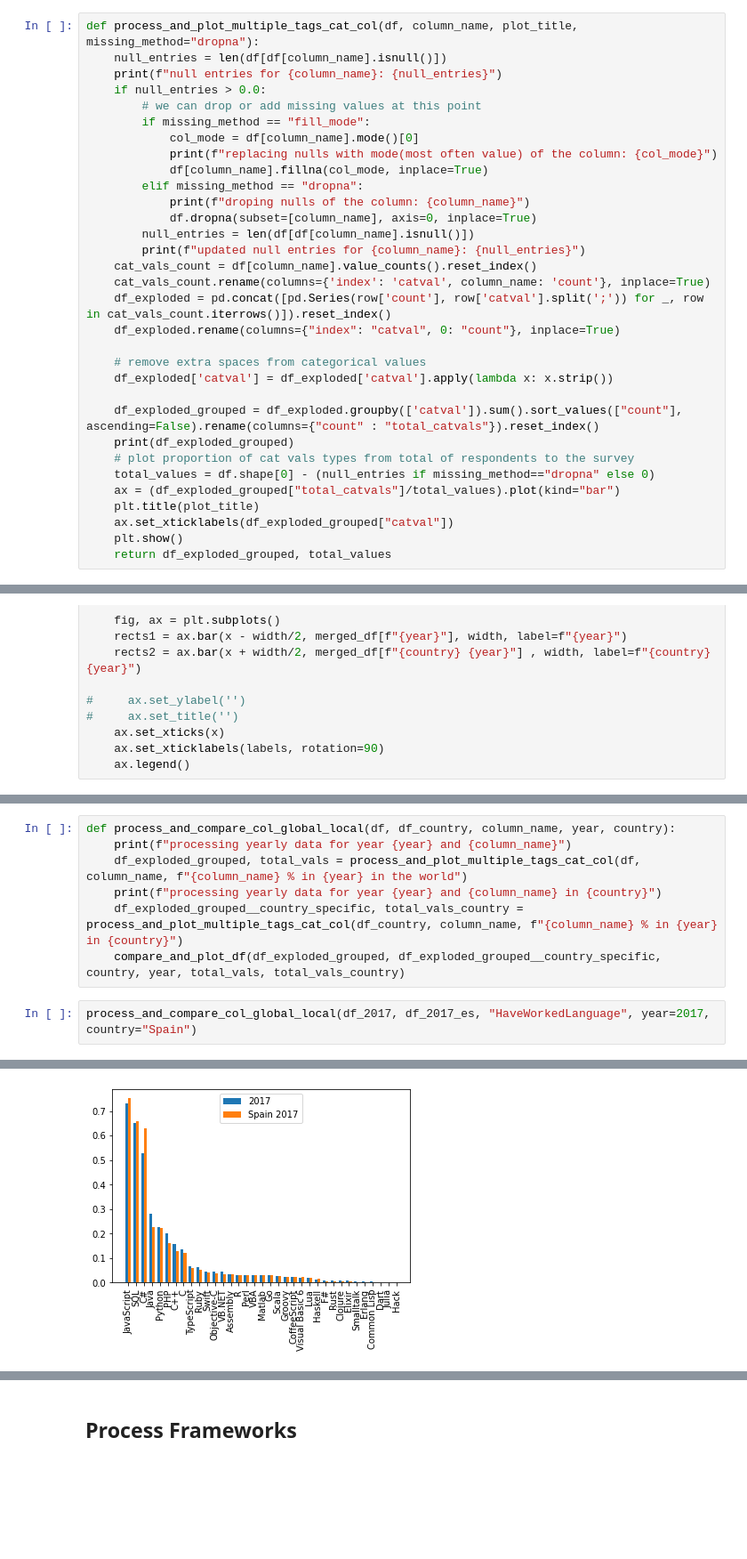
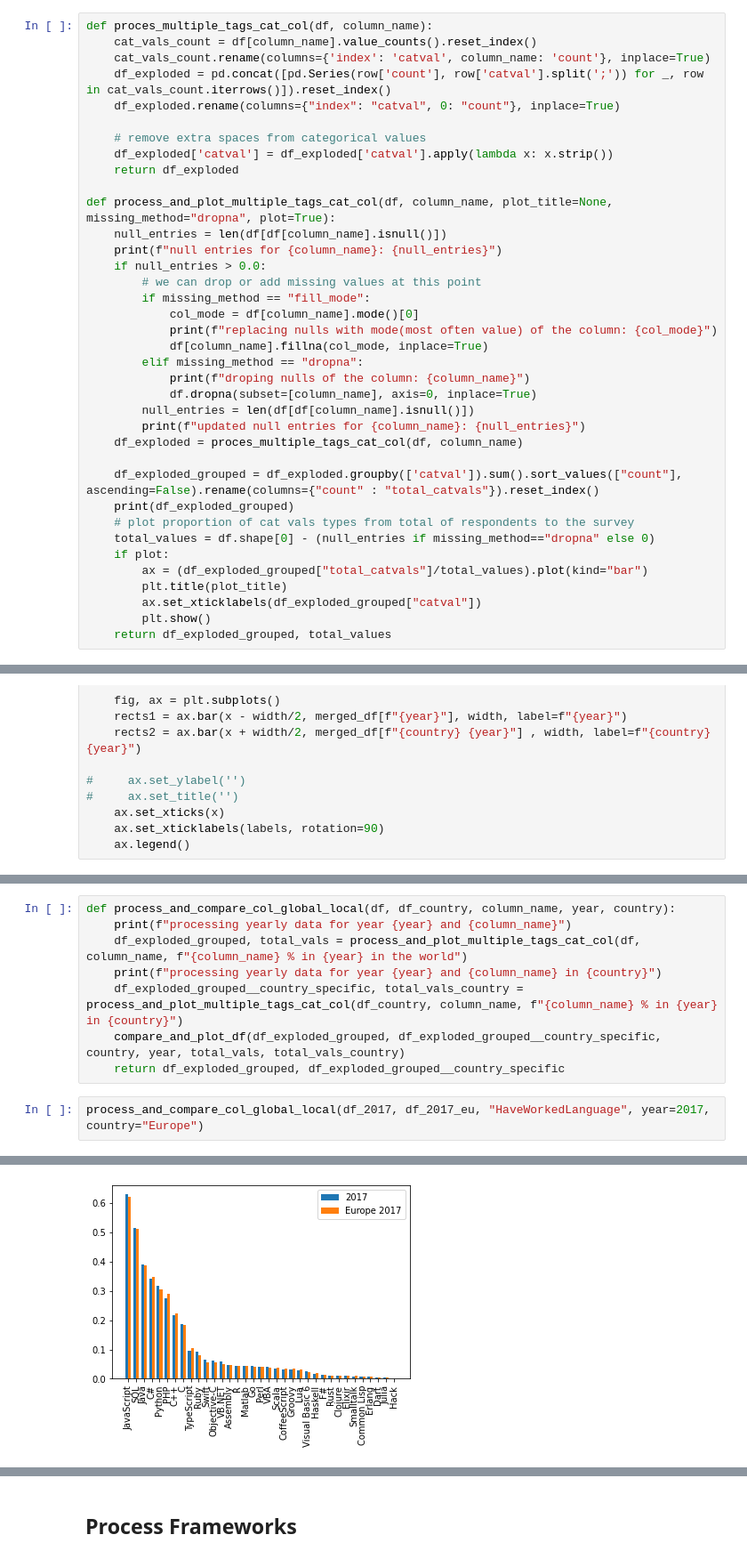
Before and after one commit to ju0gri/so-survey-data-analysis, a Jupyter notebook: project1_solution.ipynb, the cells around one changed output, grey strips where cells are left out. Shown at 89% size. Saved outputs shown, nothing was run; the diff lists cells and outputs as text; blank space fills up the shorter version.

Commit message:
Extend comparison to Europe
Signed-off-by: Ioana Grigoropol <ioana.grigoropol@gmail.com>

```diff
--- a/project1_solution.ipynb
+++ b/project1_solution.ipynb
@@ -130,7 +167,17 @@ See the caveats in the documentation: http://pandas.pydata.org/pandas-docs/stabl
 # %% [markdown]
 # Process categorical data
 # %%
-def process_and_plot_multiple_tags_cat_col(df, column_name, plot_title, missing_method="dropna"):
+def proces_multiple_tags_cat_col(df, column_name):
+    cat_vals_count = df[column_name].value_counts().reset_index()
+    cat_vals_count.rename(columns={'index': 'catval', column_name: 'count'}, inplace=True)
+    df_exploded = pd.concat([pd.Series(row['count'], row['catval'].split(';')) for _, row in cat_vals_count.iterrows()]).reset_index()
+    df_exploded.rename(columns={"index": "catval", 0: "count"}, inplace=True)
+
+    # remove extra spaces from categorical values
+    df_exploded['catval'] = df_exploded['catval'].apply(lambda x: x.strip())
+    return df_exploded
+
+def process_and_plot_multiple_tags_cat_col(df, column_name, plot_title=None, missing_method="dropna", plot=True):
     null_entries = len(df[df[column_name].isnull()])
     print(f"null entries for {column_name}: {null_entries}")
     if null_entries > 0.0:
@@ -144,22 +191,17 @@ def process_and_plot_multiple_tags_cat_col(df, column_name, plot_title, missing_
             df.dropna(subset=[column_name], axis=0, inplace=True)
         null_entries = len(df[df[column_name].isnull()])
         print(f"updated null entries for {column_name}: {null_entries}")
-    cat_vals_count = df[column_name].value_counts().reset_index()
-    cat_vals_count.rename(columns={'index': 'catval', column_name: 'count'}, inplace=True)
-    df_exploded = pd.concat([pd.Series(row['count'], row['catval'].split(';')) for _, row in cat_vals_count.iterrows()]).reset_index()
-    df_exploded.rename(columns={"index": "catval", 0: "count"}, inplace=True)
-
-    # remove extra spaces from categorical values
-    df_exploded['catval'] = df_exploded['catval'].apply(lambda x: x.strip())
+    df_exploded = proces_multiple_tags_cat_col(df, column_name)
 
     df_exploded_grouped = df_exploded.groupby(['catval']).sum().sort_values(["count"], ascending=False).rename(columns={"count" : "total_catvals"}).reset_index()
     print(df_exploded_grouped)
     # plot proportion of cat vals types from total of respondents to the survey
     total_values = df.shape[0] - (null_entries if missing_method=="dropna" else 0)
-    ax = (df_exploded_grouped["total_catvals"]/total_values).plot(kind="bar")
-    plt.title(plot_title)
-    ax.set_xticklabels(df_exploded_grouped["catval"])
-    plt.show()
+    if plot:
+        ax = (df_exploded_grouped["total_catvals"]/total_values).plot(kind="bar")
+        plt.title(plot_title)
+        ax.set_xticklabels(df_exploded_grouped["catval"])
+        plt.show()
     return df_exploded_grouped, total_values
 # %%
 df_exploded_grouped_2017, total_vals_2017 = process_and_plot_multiple_tags_cat_col(df_2017, "DeveloperType",
@@ -254,8 +298,9 @@ def process_and_compare_col_global_local(df, df_country, column_name, year, coun
     print(f"processing yearly data for year {year} and {column_name} in {country}")
     df_exploded_grouped__country_specific, total_vals_country = process_and_plot_multiple_tags_cat_col(df_country, column_name, f"{column_name} % in {year} in {country}")
     compare_and_plot_df(df_exploded_grouped, df_exploded_grouped__country_specific, country, year, total_vals, total_vals_country)
+    return df_exploded_grouped, df_exploded_grouped__country_specific
 # %%
-process_and_compare_col_global_local(df_2017, df_2017_es, "HaveWorkedLanguage", year=2017, country="Spain")
+process_and_compare_col_global_local(df_2017, df_2017_eu, "HaveWorkedLanguage", year=2017, country="Europe")
 # %% [output]
 processing yearly data for year 2017 and HaveWorkedLanguage
 null entries for HaveWorkedLanguage: 0
@@ -313 +375 @@ null entries for HaveWorkedLanguage: 0
-[figure, old version]
+[figure, new version]
```
Also changed, not shown: parts of 33 cells of this notebook.
